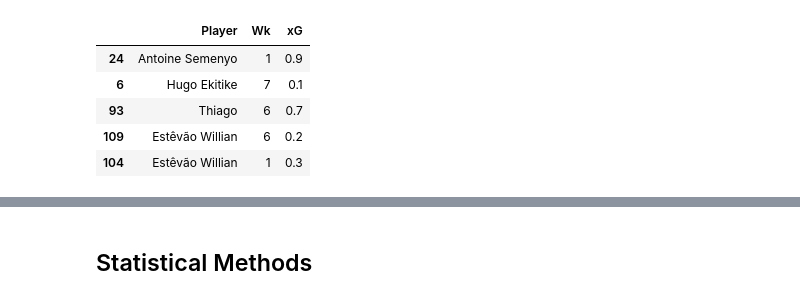
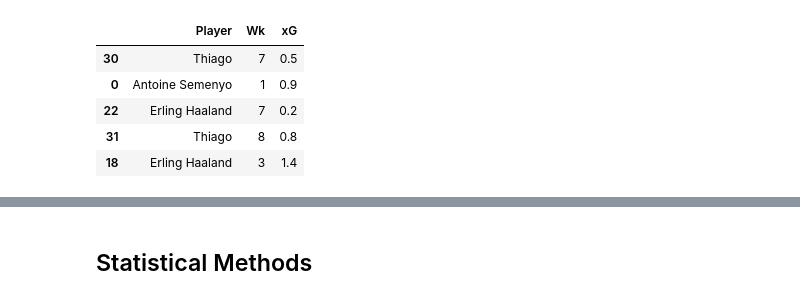
Before and after one commit to SpoicyCurri/ff-bot, a Jupyter notebook: modelling.ipynb, the cells around one changed output, grey strips where cells are left out. Cells and saved outputs as stored; diff of their text form; code cells hidden in the pictures.

```diff
--- a/modelling.ipynb
+++ b/modelling.ipynb
@@ -41,18 +41,18 @@ def generate_ts_data(df, N):
     ts_data = ts_data.set_index(['Player', 'Wk']).reindex(full_index, fill_value=0).reset_index()
     return ts_data
 # %%
-N=30
+N=10
 players_fdr = combine_data(players_df, fixtures_df, fdr_df)
 ts_data = generate_ts_data(players_fdr, N)
 
 ts_data.sample(5)
 # %% [output]
 |  | Player | Wk | xG |
-| 24 | Antoine Semenyo | 1 | 0.9 |
-| 6 | Hugo Ekitike | 7 | 0.1 |
-| 93 | Thiago | 6 | 0.7 |
-| 109 | Estêvão Willian | 6 | 0.2 |
-| 104 | Estêvão Willian | 1 | 0.3 |
+| 30 | Thiago | 7 | 0.5 |
+| 0 | Antoine Semenyo | 1 | 0.9 |
+| 22 | Erling Haaland | 7 | 0.2 |
+| 31 | Thiago | 8 | 0.8 |
+| 18 | Erling Haaland | 3 | 1.4 |
 # %%
 np.random.seed(42)
 groups = ts_data['Player'].nunique()
```
Also changed, not shown: parts of 12 cells of this notebook, 1 other file.
